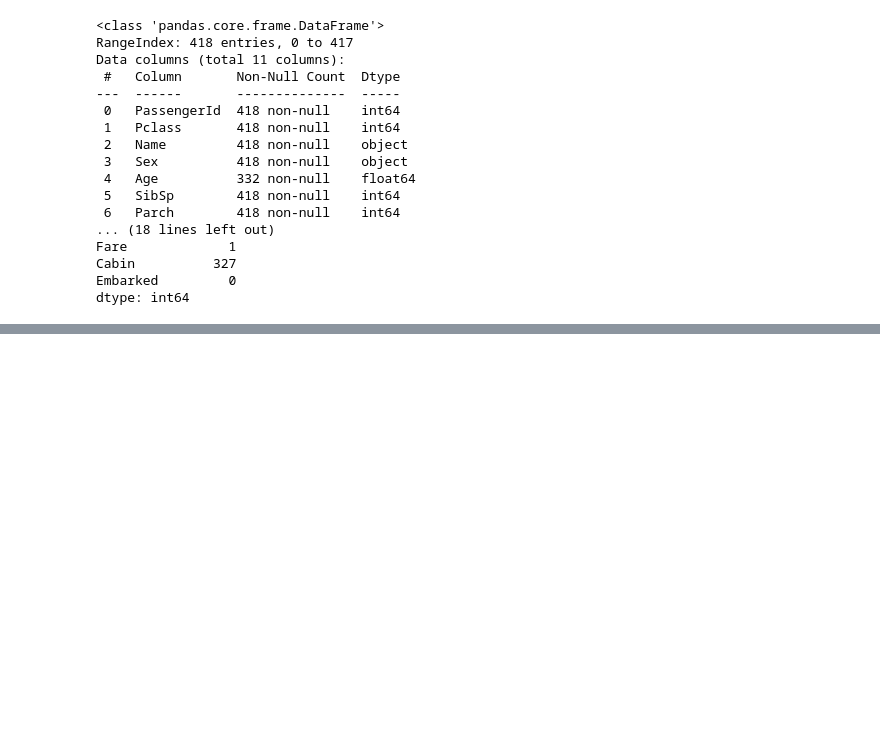
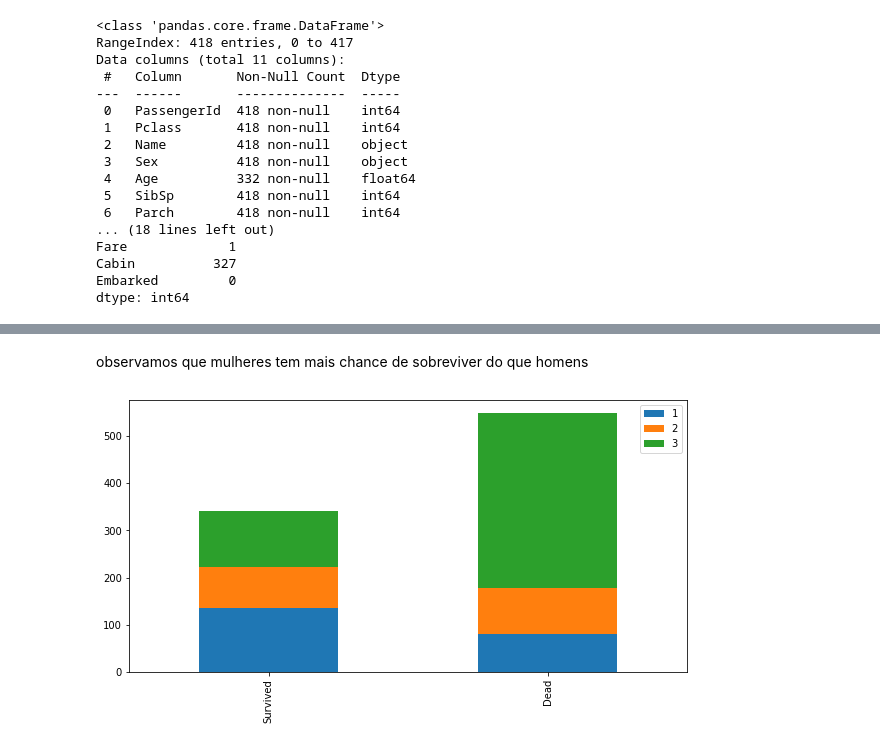
Before and after one commit to erickwb/Machine-Learning-Projects, a Jupyter notebook: Titanic Kaggel Competition/Titanic_project.ipynb, the cells around one changed output, grey strips where cells are left out. Saved outputs shown, nothing was run; the diff lists cells and outputs as text; code cells hidden in the pictures; blank space fills up the shorter version.

```diff
--- a/Titanic Kaggel Competition/Titanic_project.ipynb
+++ b/Titanic Kaggel Competition/Titanic_project.ipynb
@@ -103,0 +104,6 @@ X_train, X_valid, y_train, y_valid = train_test_split(X, y, test_size = 0.5, ran
+# %% [markdown]
+observamos que mulheres tem mais chance de sobreviver do que homens
+# %%
+bar_chart('Pclass')
+# %% [output]
+[figure, added]
```
Also changed, not shown: parts of 37 cells of this notebook.
